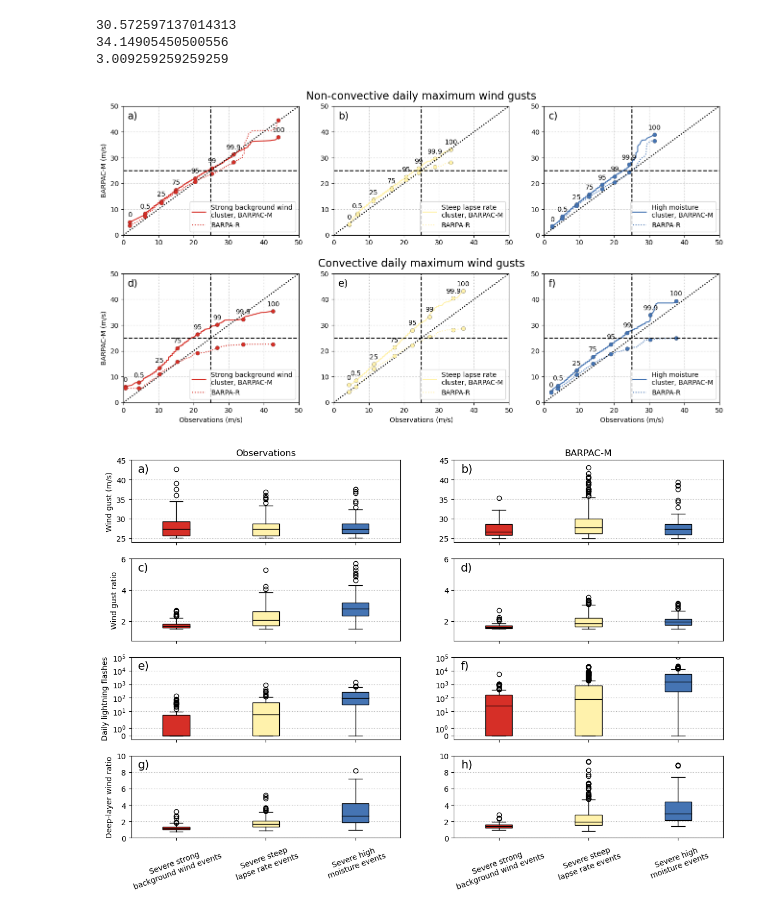
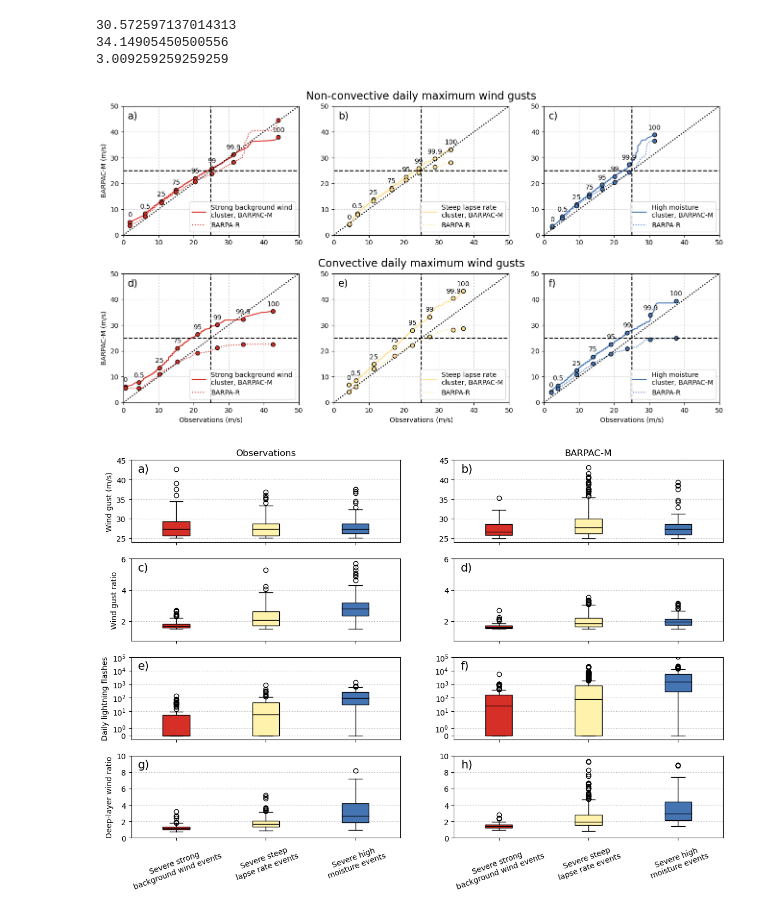
Before and after one commit to andrewbrown31/BARPA, a Jupyter notebook: wind_gust_analysis/analysis_10min_gusts.ipynb, the cells around one changed output. Saved outputs shown, nothing was run; the diff lists cells and outputs as text; code cells hidden in the pictures.

```diff
--- a/wind_gust_analysis/analysis_10min_gusts.ipynb
+++ b/wind_gust_analysis/analysis_10min_gusts.ipynb
@@ -415,7 +452,7 @@ def plot_qq(df1,col1,df2,col2,label="",p=1000,color="tab:blue",alpha=1,plot_labe
     #Plot diagonal line
     plt.plot([0,50],[0,50],color="k",ls=":")
     #Plot the quantile label circles
-    plt.plot(np.percentile(values1,quant_labels),np.percentile(values2,quant_labels),marker="o",color=color,mec="k",mew=0.2,alpha=alpha,ls="none")
+    plt.plot(np.percentile(values1,quant_labels),np.percentile(values2,quant_labels),marker="o",color=color,mec="k",mew=1,alpha=alpha,ls="none")
     #Plot the quantile labels
     if plot_labels:
         [plt.text(np.percentile(values1,q),np.percentile(values2,q)+2,str(q),ha="center") for q in quant_labels]
@@ -440,11 +477,11 @@ plt.ylim([0,50]); plt.xlim([0,50])
 plt.subplot(2,3,2)
 plot_qq(dmax_obs_nonconv.query("cluster_era5==2"),"gust",
         dmax_2p2km_nonconv.query("cluster==2"),"wg10_2p2km_point",
-        p=100,color=plt.get_cmap("RdYlBu")(0.46),label="Steep lapse rate\ncluster, BARPAC-M",plot_labels=True)
+        p=100,color=plt.get_cmap("RdYlBu")(0.4),label="Steep lapse rate\ncluster, BARPAC-M",plot_labels=True)
 
 plot_qq(dmax_obs_nonconv.query("cluster_era5==2"),"gust",
         dmax_12km_nonconv.query("cluster==2"),"wg10_12km_point",
-        p=100,color=plt.get_cmap("RdYlBu")(0.46),label="BARPA-R",alpha=1,ls=":")
+        p=100,color=plt.get_cmap("RdYlBu")(0.4),label="BARPA-R",alpha=1,ls=":")
 plt.gca().axhline(25,ls="--",color="k")
 plt.gca().axvline(25,ls="--",color="k")
 plt.title("Non-convective daily maximum wind gusts",pad=10,size=16)
@@ -479,36 +516,36 @@ plt.ylim([0,50]); plt.xlim([0,50])
 
 plt.subplot(2,3,5)
 plot_qq(dmax_obs_conv.query("cluster_era5==2"),"gust",
         dmax_2p2km_conv.query("cluster==2"),"wg10_2p2km_point",
-        p=100,color=plt.get_cmap("RdYlBu")(0.46),label="Steep lapse rate\ncluster, BARPAC-M",plot_labels=True)
+        p=100,color=plt.get_cmap("RdYlBu")(0.4),label="Steep lapse rate\ncluster, BARPAC-M",plot_labels=True)
 plot_qq(dmax_obs_conv.query("cluster_era5==2"),"gust",
         dmax_12km_conv.query("cluster==2"),"wg10_12km_point",
-        p=100,color=plt.get_cmap("RdYlBu")(0.46),label="BARPA-R",alpha=1,ls=":")
+        p=100,color=plt.get_cmap("RdYlBu")(0.4),label="BARPA-R",alpha=1,ls=":")
 plt.xlabel("Observations (m/s)")
 plt.gca().axhline(25,ls="--",color="k")
 plt.gca().axvline(25,ls="--",color="k")
 plt.title("Convective daily maximum wind gusts",pad=10,size=16)
 plt.text(0.025,0.90,"e)",transform=plt.gca().transAxes,size=15)
 plt.ylim([0,50]); plt.xlim([0,50])
 
 plt.subplot(2,3,6)
 plot_qq(dmax_obs_conv.query("cluster_era5==0"),"gust",
         dmax_2p2km_conv.query("cluster==0"),"wg10_2p2km_point",
         p=100,color=plt.get_cmap("RdYlBu")(0.9),label="High moisture\ncluster, BARPAC-M",plot_labels=True)
 plot_qq(dmax_obs_conv.query("cluster_era5==0"),"gust",
         dmax_12km_conv.query("cluster==0"),"wg10_12km_point",
         p=100,color=plt.get_cmap("RdYlBu")(0.9),label="BARPA-R",alpha=1,ls=":")
 plt.xlabel("Observations (m/s)")
 plt.gca().axhline(25,ls="--",color="k")
 plt.gca().axvline(25,ls="--",color="k")
 plt.text(0.025,0.90,"f)",transform=plt.gca().transAxes,size=15)
 plt.ylim([0,50]); plt.xlim([0,50])
 
 plt.subplots_adjust(hspace=0.3)
 
 plt.savefig("/g/data/eg3/ab4502/figs/barpa/cluster_qq.jpeg",dpi=400,bbox_inches="tight")
 # %% [output]
-[figure, old version]
+[figure, new version]
 # %%
 #Cluster statistics for SCWs
 
```
Also changed, not shown: parts of 9 cells of this notebook, 23 other files.
